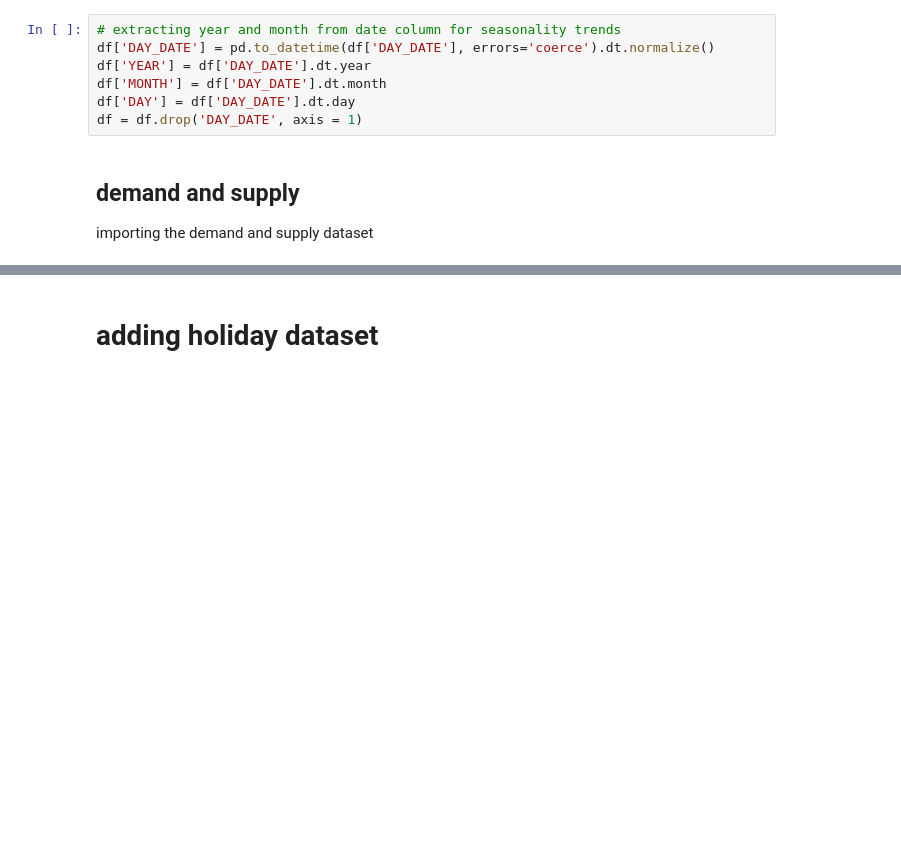
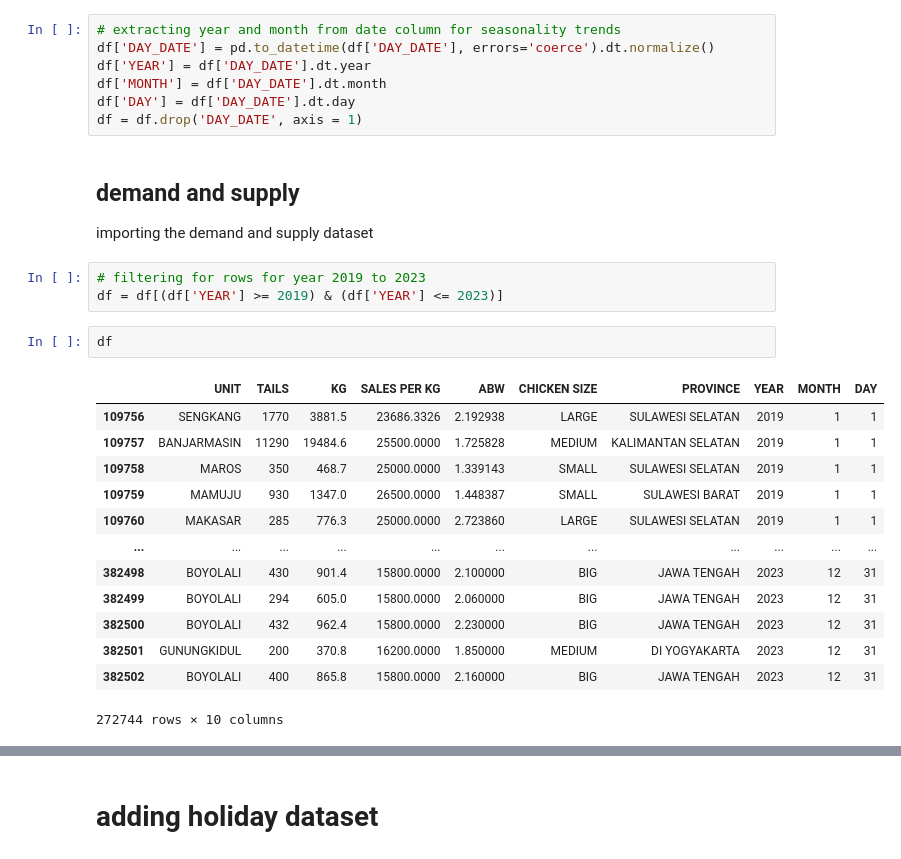
Before and after one commit to thisissteff/forecasting, a Jupyter notebook: cleaning_dataset.ipynb, the cells around one changed output, grey strips where cells are left out. Cells and saved outputs as stored; diff of their text form; blank space fills up the shorter version.

```diff
--- a/cleaning_dataset.ipynb
+++ b/cleaning_dataset.ipynb
@@ -66,3 +66,22 @@ df = df.drop('DAY_DATE', axis = 1)
 # %% [markdown]
 ## demand and supply
 importing the demand and supply dataset
+# %%
+# filtering for rows for year 2019 to 2023
+df = df[(df['YEAR'] >= 2019) & (df['YEAR'] <= 2023)]
+# %%
+df
+# %% [output]
+|  | UNIT | TAILS | KG | SALES PER KG | ABW | CHICKEN SIZE | PROVINCE | YEAR | MONTH | DAY |
+| 109756 | SENGKANG | 1770 | 3881.5 | 23686.3326 | 2.192938 | LARGE | SULAWESI SELATAN | 2019 | 1 | 1 |
+| 109757 | BANJARMASIN | 11290 | 19484.6 | 25500.0000 | 1.725828 | MEDIUM | KALIMANTAN SELATAN | 2019 | 1 | 1 |
+| 109758 | MAROS | 350 | 468.7 | 25000.0000 | 1.339143 | SMALL | SULAWESI SELATAN | 2019 | 1 | 1 |
+| 109759 | MAMUJU | 930 | 1347.0 | 26500.0000 | 1.448387 | SMALL | SULAWESI BARAT | 2019 | 1 | 1 |
+| 109760 | MAKASAR | 285 | 776.3 | 25000.0000 | 2.723860 | LARGE | SULAWESI SELATAN | 2019 | 1 | 1 |
+| ... | ... | ... | ... | ... | ... | ... | ... | ... | ... | ... |
+| 382498 | BOYOLALI | 430 | 901.4 | 15800.0000 | 2.100000 | BIG | JAWA TENGAH | 2023 | 12 | 31 |
+| 382499 | BOYOLALI | 294 | 605.0 | 15800.0000 | 2.060000 | BIG | JAWA TENGAH | 2023 | 12 | 31 |
+| 382500 | BOYOLALI | 432 | 962.4 | 15800.0000 | 2.230000 | BIG | JAWA TENGAH | 2023 | 12 | 31 |
+| 382501 | GUNUNGKIDUL | 200 | 370.8 | 16200.0000 | 1.850000 | MEDIUM | DI YOGYAKARTA | 2023 | 12 | 31 |
+| 382502 | BOYOLALI | 400 | 865.8 | 15800.0000 | 2.160000 | BIG | JAWA TENGAH | 2023 | 12 | 31 |
+272744 rows × 10 columns
```
Also changed, not shown: parts of 7 cells of this notebook, 1 other file.
